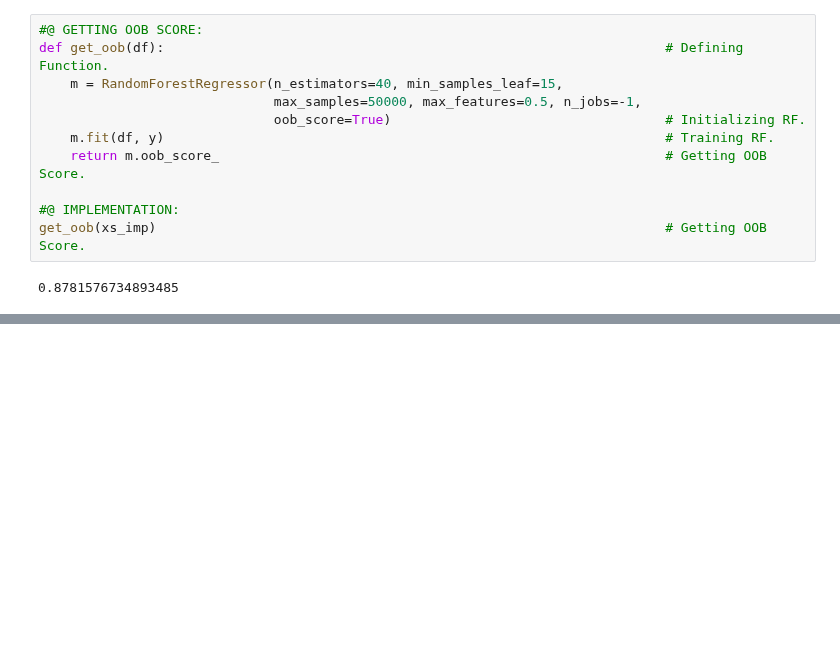
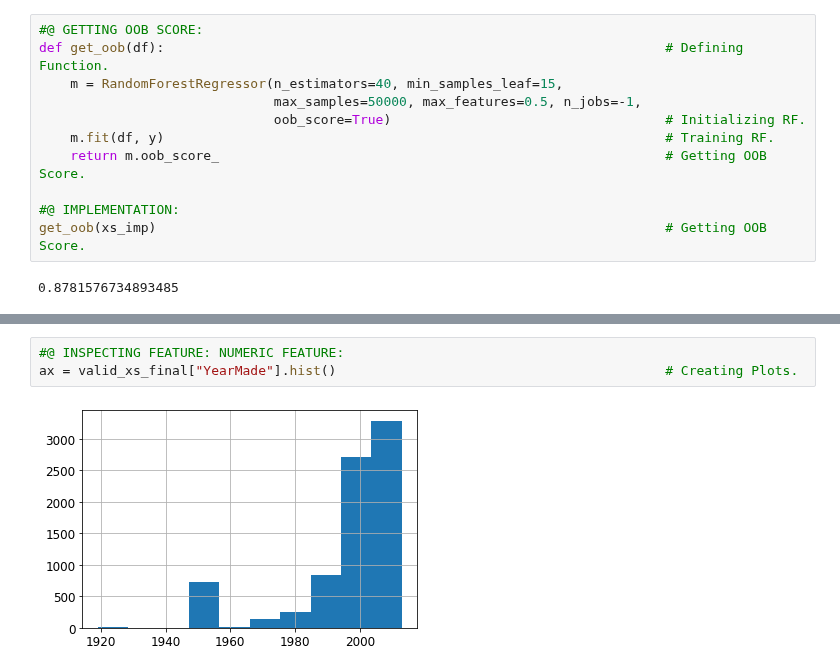
Before and after one commit to ThinamXx/Fastai, a Jupyter notebook: 8. Tabular Modeling/TabularModel.ipynb, the cells around one changed output, grey strips where cells are left out. Drawn from its saved outputs; the diff is of its cells as text; blank space fills up the shorter version.

```diff
--- a/8. Tabular Modeling/TabularModel.ipynb
+++ b/8. Tabular Modeling/TabularModel.ipynb
@@ -352,0 +400,5 @@ get_oob(xs_imp)
+# %%
+#@ INSPECTING FEATURE: NUMERIC FEATURE:
+ax = valid_xs_final["YearMade"].hist()                                          # Creating Plots.
+# %% [output]
+[figure, added]
```
Also changed, not shown: parts of 9 cells of this notebook.
